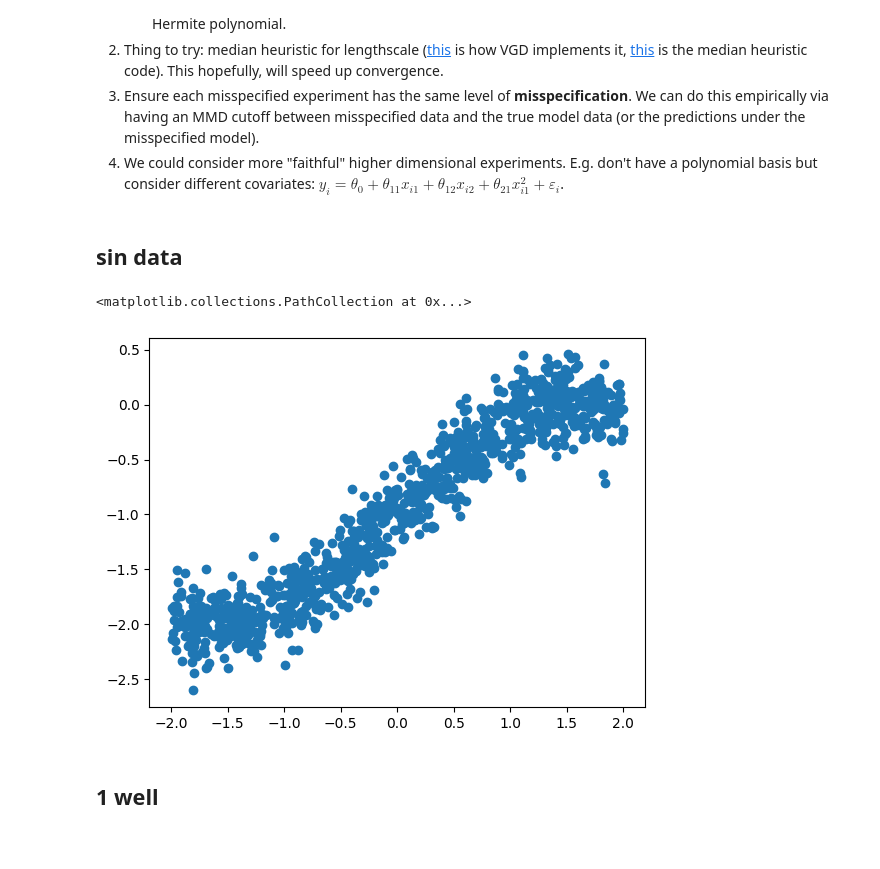
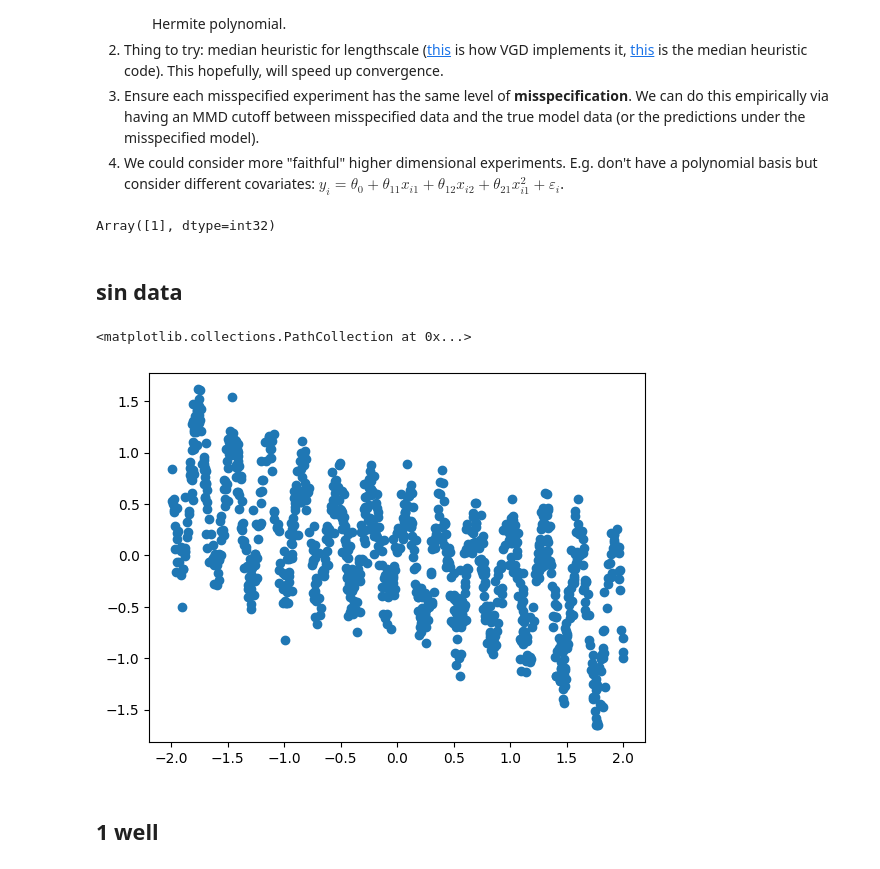
Before and after one commit to liuqingyang27/Detecting-Model-Misspecification-via-VGD, a Jupyter notebook: different dimension fig sine.ipynb, the cells around one changed output. Saved outputs shown, nothing was run; the diff lists cells and outputs as text; code cells hidden in the pictures.

```diff
--- a/different dimension fig sine.ipynb
+++ b/different dimension fig sine.ipynb
@@ -31,16 +31,18 @@ from plot_functions import plot_predictives
 2. Thing to try: median heuristic for lengthscale ([this](https://github.com/MatthewAlexanderFisher/vgd/blob/main/src/vgd/methods/vgd.py) is how VGD implements it, [this](https://github.com/MatthewAlexanderFisher/vgd/blob/main/src/vgd/util.py) is the median heuristic code). This hopefully, will speed up convergence.
 3. Ensure each misspecified experiment has the same level of **misspecification**. We can do this empirically via having an MMD cutoff between misspecified data and the true model data (or the predictions under the misspecified model).
 4. We could consider more "faithful" higher dimensional experiments. E.g. don't have a polynomial basis but consider different covariates: $ y_i = \theta_0 + \theta_{11} x_{i1} + \theta_{12} x_{i2} + \theta_{21} x_{i1}^2 + \varepsilon_i$.
+# %%
+jnp.arange(1,2)
+# %% [output]
+Array([1], dtype=int32)
 # %% [markdown]
 ## sin data
 # %%
 def f(theta, x):
   # f(x) = \theta_0 + \theta_1 \sin(x) + \ldots + \theta_p \sin(px)
   theta = jnp.asarray(theta)
-  theta_0 = theta[0]
-  theta_rest = theta[1:]
 
-  i_vals = jnp.arange(1, theta.shape[0])
+  i_vals = jnp.arange(1, theta.shape[0]+1)
   # i_vals[:, None] shape (p, 1)
   # x               shape (n_data,)
   # broadcast product shape (p, n_data)
@@ -50,32 +52,35 @@ def f(theta, x):
   sin_terms = jnp.sin(products)
 
   # sum(theta_i * sin(i*x))
-  sum_term = jnp.sum(theta_rest[:, None] * sin_terms, axis=0)
+  sum_term = jnp.sum(theta[:, None] * sin_terms, axis=0)
 
-  return theta_0 + sum_term
+  return sum_term
 
 def sin_inverse(x):
     return jnp.sin(1/x)
 
 f_jit = jit(f)
 
-a = jnp.array([-1, 1, -1, 1, -1, 1, -1, 1, -1, 1, -1, 1])
+a = jnp.array([-1, 1, -1, 1, -1, 1, -1, 1, -1, 1, -1, 1, -1, 1, -1, 1, -1, 1, -1, 1, -1, 1, -1, 1, -1, 1, -1, 1, -1, 1, -1])
 
 
 sigma = 0.2
-sine_model_1 = model(sigma, f_jit, theta_dim=2)
+sine_model_1 = model(sigma, f_jit, theta_dim=1)
 sine_model_2 = model(sigma, f_jit, theta_dim=3)
-sine_model_5 = model(sigma, f_jit, theta_dim=6)
+sine_model_5 = model(sigma, f_jit, theta_dim=5)
 sine_model_6 = model(sigma, f_jit, theta_dim=7)
-sine_model_10 = model(sigma, f_jit, theta_dim=11)
+sine_model_10 = model(sigma, f_jit, theta_dim=10)
 sine_model_11 = model(sigma, f_jit, theta_dim=12)
+sine_model_20 = model(sigma, f_jit, theta_dim=20)
 
-theta_1 = a[0:2]
+
+theta_1 = a[0:1]
 theta_2 = a[0:3]
-theta_5 = a[0:6]
+theta_5 = a[0:5]
 theta_6 = a[0:7]
-theta_10 = a[0:11]
+theta_10 = a[0:10]
 theta_11 = a[0:12]
+theta_20 = a[0:20]
 
 n_data = 1000
 key = random.PRNGKey(10)
@@ -85,13 +90,14 @@ data_5_w = sine_model_5.generate_data(n_data, theta_5, x_max=2.0, x_min=-2.0, ke
 data_5_m = sine_model_6.generate_data(n_data, theta_6, x_max=2.0, x_min=-2.0, key=key)
 data_10_w = sine_model_10.generate_data(n_data, theta_10, x_max=2.0, x_min=-2.0, key=key)
 data_10_m = sine_model_11.generate_data(n_data, theta_11, x_max=2.0, x_min=-2.0, key=key)
+data_20_w = sine_model_20.generate_data(n_data, theta_20, x_max=2.0, x_min=-2.0, key=key)
 
 data_inverse = (data_1_w[0], sin_inverse(data_1_w[0])+0.2*random.normal(key, shape=data_1_w[1].shape))
 # %%
-plt.scatter(*data_1_w)
+plt.scatter(*data_20_w)
 # %% [output]
 <matplotlib.collections.PathCollection at 0x...>
-[figure, old version]
+[figure, new version]
 # %% [markdown]
 ## 1 well
 # %%
```
Also changed, not shown: parts of 35 cells of this notebook.
